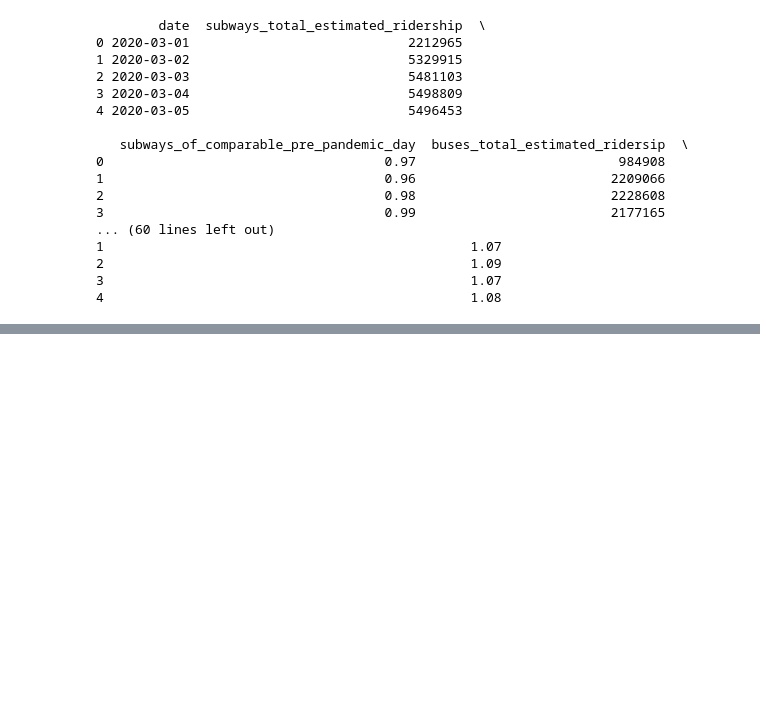
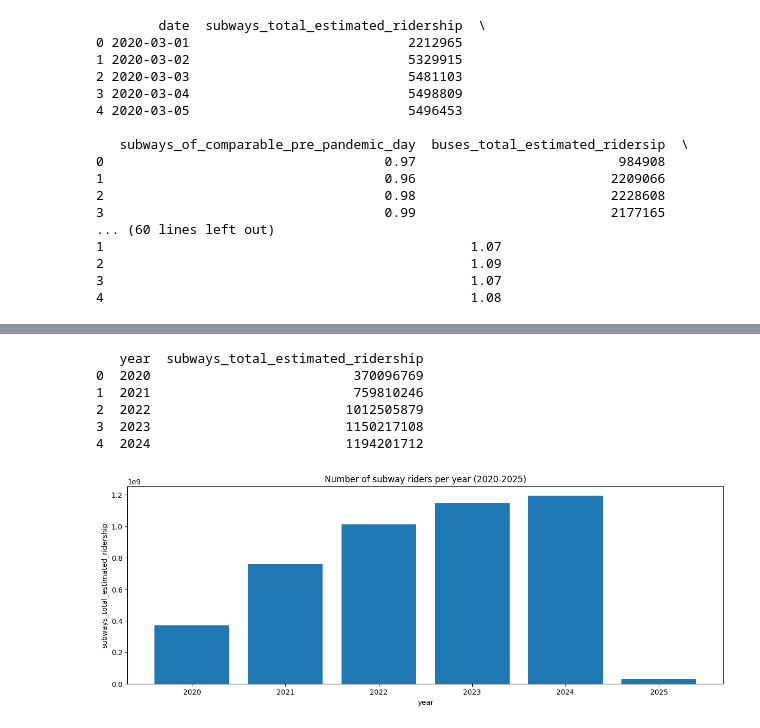
Before and after one commit to Reggie-Amedee-Tech/phase_1_project, a Jupyter notebook: notebooks/Lavenda_eda.ipynb, the cells around one changed output, grey strips where cells are left out. Drawn from its saved outputs; the diff is of its cells as text; code cells hidden in the pictures; blank space fills up the shorter version.

```diff
--- a/notebooks/Lavenda_eda.ipynb
+++ b/notebooks/Lavenda_eda.ipynb
@@ -69,0 +69,23 @@ plt.show()
+# %%
+# Group 2020-2025 data by year and sum.
+# Create four new columns.
+df['year'] = df['date'].dt.strftime('%Y')
+df_by_year = df.groupby('year')['subways_total_estimated_ridership'].sum().reset_index()
+print(df_by_year.head())
+# %% [output]
+   year  subways_total_estimated_ridership
+0  2020                          370096769
+1  2021                          759810246
+2  2022                         1012505879
+3  2023                         1150217108
+4  2024                         1194201712
+# %%
+plt.figure(figsize = (15, 5))
+plt.bar(x = df_by_year['year'], height = df_by_year['subways_total_estimated_ridership'])
+plt.plot()
+plt.xlabel('year')
+plt.ylabel('subways_total_estimated_ridership')
+plt.title('Number of subway riders per year (2020-2025)')
+plt.show()
+# %% [output]
+[figure, added]
```
Also changed, not shown: parts of 3 cells of this notebook.
